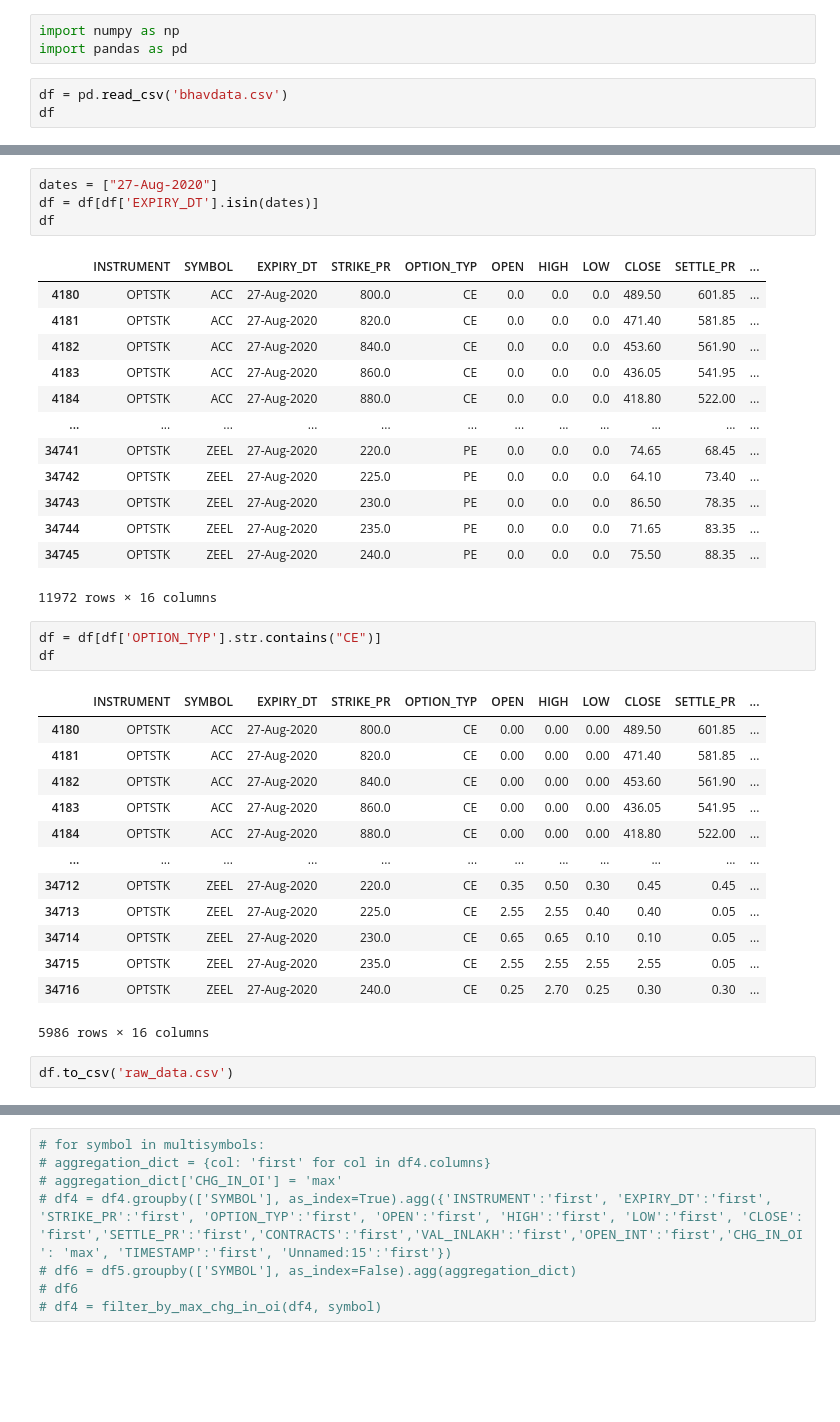
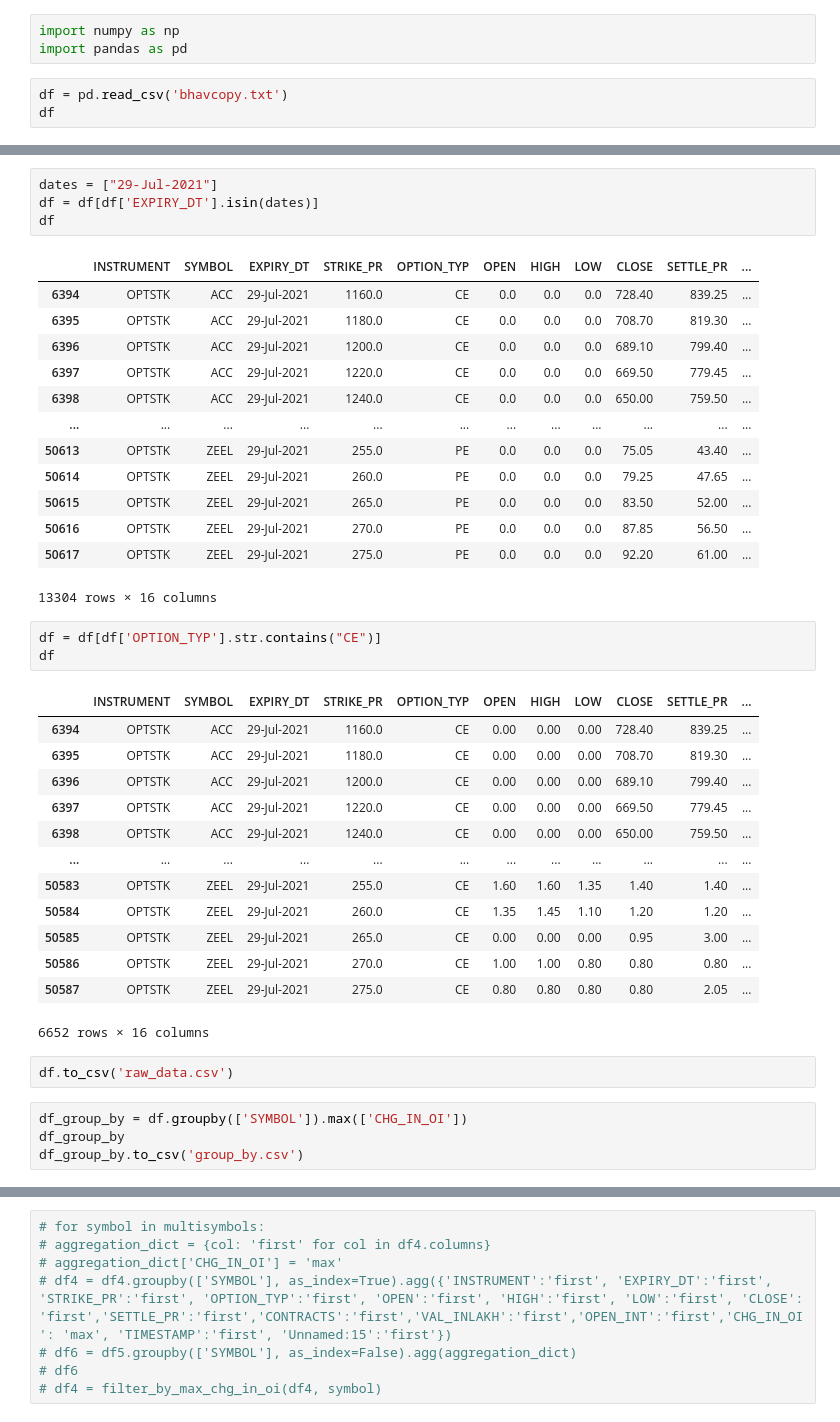
Before and after one commit to doomleika/Stock_Cleaning, a Jupyter notebook: Data Cleaning 'OPT'/OPTSTK/OPTSTK_CE.ipynb, the cells around one changed output, grey strips where cells are left out. Drawn from its saved outputs; the diff is of its cells as text; blank space fills up the shorter version.

```diff
--- a/Data Cleaning 'OPT'/OPTSTK/OPTSTK_CE.ipynb
+++ b/Data Cleaning 'OPT'/OPTSTK/OPTSTK_CE.ipynb
@@ -2,7 +2,7 @@
 import numpy as np
 import pandas as pd
 # %%
-df = pd.read_csv('bhavdata.csv')
+df = pd.read_csv('bhavcopy.txt')
 df
 # %% [output]
 |  | INSTRUMENT | SYMBOL | EXPIRY_DT | STRIKE_PR | OPTION_TYP | OPEN | HIGH | LOW | CLOSE | SETTLE_PR | ... |
@@ -200,38 +200,42 @@ df
 # %%
-dates = ["27-Aug-2020"]
+dates = ["29-Jul-2021"]
 df = df[df['EXPIRY_DT'].isin(dates)]
 df
 # %% [output]
 |  | INSTRUMENT | SYMBOL | EXPIRY_DT | STRIKE_PR | OPTION_TYP | OPEN | HIGH | LOW | CLOSE | SETTLE_PR | ... |
-| 4180 | OPTSTK | ACC | 27-Aug-2020 | 800.0 | CE | 0.0 | 0.0 | 0.0 | 489.50 | 601.85 | ... |
-| 4181 | OPTSTK | ACC | 27-Aug-2020 | 820.0 | CE | 0.0 | 0.0 | 0.0 | 471.40 | 581.85 | ... |
-| 4182 | OPTSTK | ACC | 27-Aug-2020 | 840.0 | CE | 0.0 | 0.0 | 0.0 | 453.60 | 561.90 | ... |
-| 4183 | OPTSTK | ACC | 27-Aug-2020 | 860.0 | CE | 0.0 | 0.0 | 0.0 | 436.05 | 541.95 | ... |
-| 4184 | OPTSTK | ACC | 27-Aug-2020 | 880.0 | CE | 0.0 | 0.0 | 0.0 | 418.80 | 522.00 | ... |
+| 6394 | OPTSTK | ACC | 29-Jul-2021 | 1160.0 | CE | 0.0 | 0.0 | 0.0 | 728.40 | 839.25 | ... |
+| 6395 | OPTSTK | ACC | 29-Jul-2021 | 1180.0 | CE | 0.0 | 0.0 | 0.0 | 708.70 | 819.30 | ... |
+| 6396 | OPTSTK | ACC | 29-Jul-2021 | 1200.0 | CE | 0.0 | 0.0 | 0.0 | 689.10 | 799.40 | ... |
+| 6397 | OPTSTK | ACC | 29-Jul-2021 | 1220.0 | CE | 0.0 | 0.0 | 0.0 | 669.50 | 779.45 | ... |
+| 6398 | OPTSTK | ACC | 29-Jul-2021 | 1240.0 | CE | 0.0 | 0.0 | 0.0 | 650.00 | 759.50 | ... |
 | ... | ... | ... | ... | ... | ... | ... | ... | ... | ... | ... | ... |
-| 34741 | OPTSTK | ZEEL | 27-Aug-2020 | 220.0 | PE | 0.0 | 0.0 | 0.0 | 74.65 | 68.45 | ... |
-| 34742 | OPTSTK | ZEEL | 27-Aug-2020 | 225.0 | PE | 0.0 | 0.0 | 0.0 | 64.10 | 73.40 | ... |
-| 34743 | OPTSTK | ZEEL | 27-Aug-2020 | 230.0 | PE | 0.0 | 0.0 | 0.0 | 86.50 | 78.35 | ... |
-| 34744 | OPTSTK | ZEEL | 27-Aug-2020 | 235.0 | PE | 0.0 | 0.0 | 0.0 | 71.65 | 83.35 | ... |
-| 34745 | OPTSTK | ZEEL | 27-Aug-2020 | 240.0 | PE | 0.0 | 0.0 | 0.0 | 75.50 | 88.35 | ... |
+| 50613 | OPTSTK | ZEEL | 29-Jul-2021 | 255.0 | PE | 0.0 | 0.0 | 0.0 | 75.05 | 43.40 | ... |
+| 50614 | OPTSTK | ZEEL | 29-Jul-2021 | 260.0 | PE | 0.0 | 0.0 | 0.0 | 79.25 | 47.65 | ... |
+| 50615 | OPTSTK | ZEEL | 29-Jul-2021 | 265.0 | PE | 0.0 | 0.0 | 0.0 | 83.50 | 52.00 | ... |
+| 50616 | OPTSTK | ZEEL | 29-Jul-2021 | 270.0 | PE | 0.0 | 0.0 | 0.0 | 87.85 | 56.50 | ... |
+| 50617 | OPTSTK | ZEEL | 29-Jul-2021 | 275.0 | PE | 0.0 | 0.0 | 0.0 | 92.20 | 61.00 | ... |
-11972 rows × 16 columns
+13304 rows × 16 columns
 # %%
 df = df[df['OPTION_TYP'].str.contains("CE")]
 df
 # %% [output]
 |  | INSTRUMENT | SYMBOL | EXPIRY_DT | STRIKE_PR | OPTION_TYP | OPEN | HIGH | LOW | CLOSE | SETTLE_PR | ... |
-| 4180 | OPTSTK | ACC | 27-Aug-2020 | 800.0 | CE | 0.00 | 0.00 | 0.00 | 489.50 | 601.85 | ... |
-| 4181 | OPTSTK | ACC | 27-Aug-2020 | 820.0 | CE | 0.00 | 0.00 | 0.00 | 471.40 | 581.85 | ... |
-| 4182 | OPTSTK | ACC | 27-Aug-2020 | 840.0 | CE | 0.00 | 0.00 | 0.00 | 453.60 | 561.90 | ... |
-| 4183 | OPTSTK | ACC | 27-Aug-2020 | 860.0 | CE | 0.00 | 0.00 | 0.00 | 436.05 | 541.95 | ... |
-| 4184 | OPTSTK | ACC | 27-Aug-2020 | 880.0 | CE | 0.00 | 0.00 | 0.00 | 418.80 | 522.00 | ... |
+| 6394 | OPTSTK | ACC | 29-Jul-2021 | 1160.0 | CE | 0.00 | 0.00 | 0.00 | 728.40 | 839.25 | ... |
+| 6395 | OPTSTK | ACC | 29-Jul-2021 | 1180.0 | CE | 0.00 | 0.00 | 0.00 | 708.70 | 819.30 | ... |
+| 6396 | OPTSTK | ACC | 29-Jul-2021 | 1200.0 | CE | 0.00 | 0.00 | 0.00 | 689.10 | 799.40 | ... |
+| 6397 | OPTSTK | ACC | 29-Jul-2021 | 1220.0 | CE | 0.00 | 0.00 | 0.00 | 669.50 | 779.45 | ... |
+| 6398 | OPTSTK | ACC | 29-Jul-2021 | 1240.0 | CE | 0.00 | 0.00 | 0.00 | 650.00 | 759.50 | ... |
 | ... | ... | ... | ... | ... | ... | ... | ... | ... | ... | ... | ... |
-| 34712 | OPTSTK | ZEEL | 27-Aug-2020 | 220.0 | CE | 0.35 | 0.50 | 0.30 | 0.45 | 0.45 | ... |
-| 34713 | OPTSTK | ZEEL | 27-Aug-2020 | 225.0 | CE | 2.55 | 2.55 | 0.40 | 0.40 | 0.05 | ... |
-| 34714 | OPTSTK | ZEEL | 27-Aug-2020 | 230.0 | CE | 0.65 | 0.65 | 0.10 | 0.10 | 0.05 | ... |
-| 34715 | OPTSTK | ZEEL | 27-Aug-2020 | 235.0 | CE | 2.55 | 2.55 | 2.55 | 2.55 | 0.05 | ... |
-| 34716 | OPTSTK | ZEEL | 27-Aug-2020 | 240.0 | CE | 0.25 | 2.70 | 0.25 | 0.30 | 0.30 | ... |
+| 50583 | OPTSTK | ZEEL | 29-Jul-2021 | 255.0 | CE | 1.60 | 1.60 | 1.35 | 1.40 | 1.40 | ... |
+| 50584 | OPTSTK | ZEEL | 29-Jul-2021 | 260.0 | CE | 1.35 | 1.45 | 1.10 | 1.20 | 1.20 | ... |
+| 50585 | OPTSTK | ZEEL | 29-Jul-2021 | 265.0 | CE | 0.00 | 0.00 | 0.00 | 0.95 | 3.00 | ... |
+| 50586 | OPTSTK | ZEEL | 29-Jul-2021 | 270.0 | CE | 1.00 | 1.00 | 0.80 | 0.80 | 0.80 | ... |
+| 50587 | OPTSTK | ZEEL | 29-Jul-2021 | 275.0 | CE | 0.80 | 0.80 | 0.80 | 0.80 | 2.05 | ... |
-5986 rows × 16 columns
+6652 rows × 16 columns
 # %%
 df.to_csv('raw_data.csv')
+# %%
+df_group_by = df.groupby(['SYMBOL']).max(['CHG_IN_OI'])
+df_group_by
+df_group_by.to_csv('group_by.csv')
 # %%
```
Also changed, not shown: parts of 7 cells of this notebook, 2 other files.
